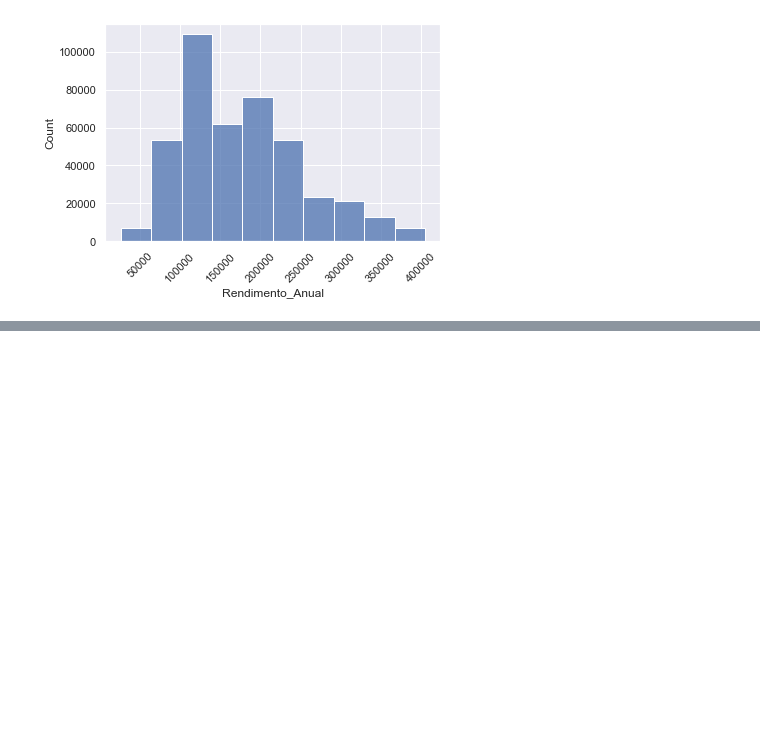
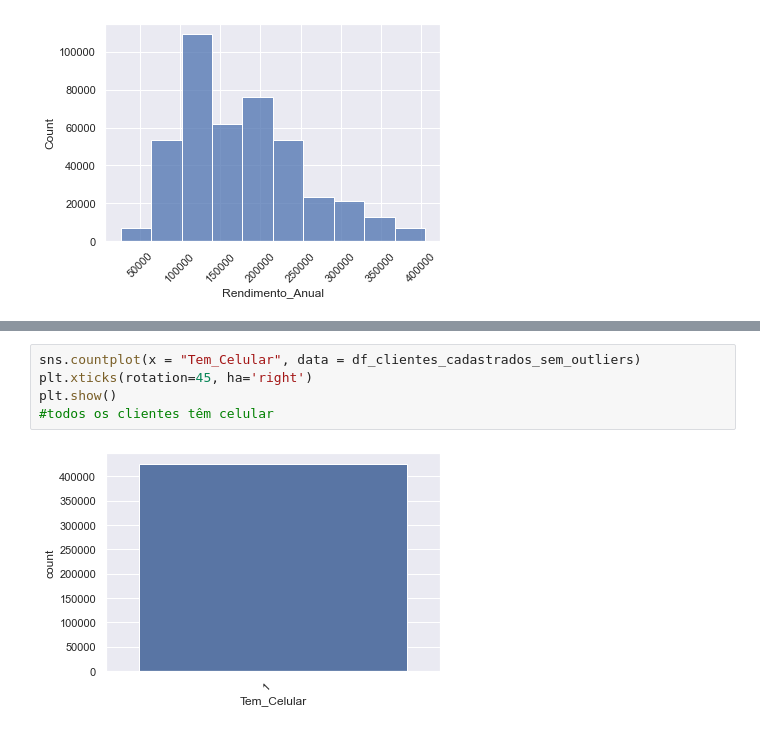
Before and after one commit to cmattosr/bootcampDS_mod06, a Jupyter notebook: Modulo06.ipynb, the cells around one changed output, grey strips where cells are left out. Drawn from its saved outputs; the diff is of its cells as text; blank space fills up the shorter version.

```diff
--- a/Modulo06.ipynb
+++ b/Modulo06.ipynb
@@ -228,0 +275,7 @@ plt.show()
+# %%
+sns.countplot(x = "Tem_Celular", data = df_clientes_cadastrados_sem_outliers)
+plt.xticks(rotation=45, ha='right')
+plt.show()
+#todos os clientes têm celular
+# %% [output]
+[figure, added]
```
Also changed, not shown: parts of 10 cells of this notebook.
